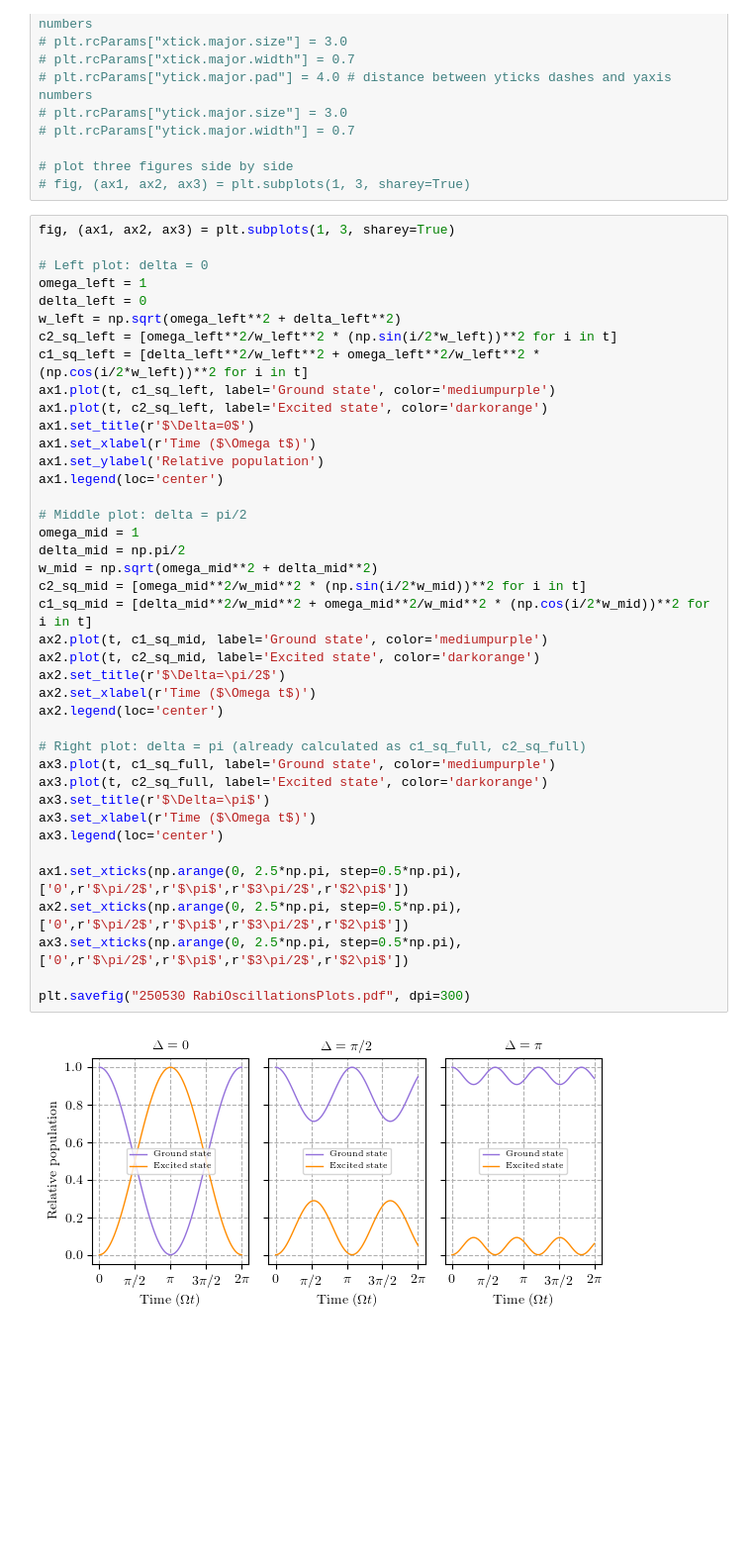
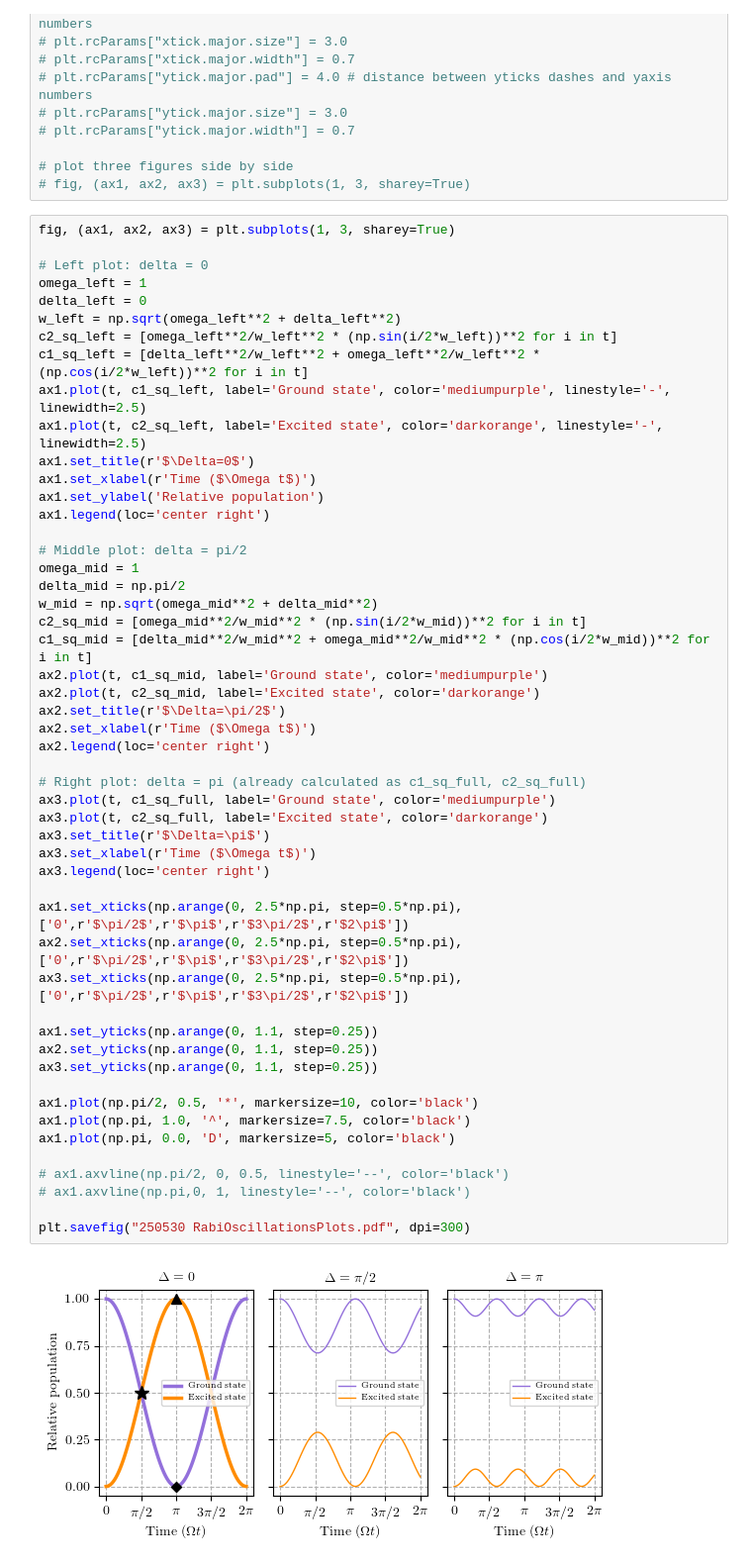
Before and after one commit to hsuchungchuan/Projects, a Jupyter notebook: 250530 Rabi Oscillations/250530 Rabi Oscillations.ipynb, the cells around one changed output. Shown at 99% size. Cells and saved outputs as stored; diff of their text form; blank space fills up the shorter version.

Commit message:
new plot styles

```diff
--- a/250530 Rabi Oscillations/250530 Rabi Oscillations.ipynb
+++ b/250530 Rabi Oscillations/250530 Rabi Oscillations.ipynb
@@ -194,36 +194,47 @@ delta_left = 0
 w_left = np.sqrt(omega_left**2 + delta_left**2)
 c2_sq_left = [omega_left**2/w_left**2 * (np.sin(i/2*w_left))**2 for i in t]
 c1_sq_left = [delta_left**2/w_left**2 + omega_left**2/w_left**2 * (np.cos(i/2*w_left))**2 for i in t]
-ax1.plot(t, c1_sq_left, label='Ground state', color='mediumpurple')
-ax1.plot(t, c2_sq_left, label='Excited state', color='darkorange')
+ax1.plot(t, c1_sq_left, label='Ground state', color='mediumpurple', linestyle='-', linewidth=2.5)
+ax1.plot(t, c2_sq_left, label='Excited state', color='darkorange', linestyle='-', linewidth=2.5)
 ax1.set_title(r'$\Delta=0$')
 ax1.set_xlabel(r'Time ($\Omega t$)')
 ax1.set_ylabel('Relative population')
-ax1.legend(loc='center')
+ax1.legend(loc='center right')
 
 # Middle plot: delta = pi/2
 omega_mid = 1
 delta_mid = np.pi/2
 w_mid = np.sqrt(omega_mid**2 + delta_mid**2)
 c2_sq_mid = [omega_mid**2/w_mid**2 * (np.sin(i/2*w_mid))**2 for i in t]
 c1_sq_mid = [delta_mid**2/w_mid**2 + omega_mid**2/w_mid**2 * (np.cos(i/2*w_mid))**2 for i in t]
 ax2.plot(t, c1_sq_mid, label='Ground state', color='mediumpurple')
 ax2.plot(t, c2_sq_mid, label='Excited state', color='darkorange')
 ax2.set_title(r'$\Delta=\pi/2$')
 ax2.set_xlabel(r'Time ($\Omega t$)')
-ax2.legend(loc='center')
+ax2.legend(loc='center right')
 
 # Right plot: delta = pi (already calculated as c1_sq_full, c2_sq_full)
 ax3.plot(t, c1_sq_full, label='Ground state', color='mediumpurple')
 ax3.plot(t, c2_sq_full, label='Excited state', color='darkorange')
 ax3.set_title(r'$\Delta=\pi$')
 ax3.set_xlabel(r'Time ($\Omega t$)')
-ax3.legend(loc='center')
+ax3.legend(loc='center right')
 
 ax1.set_xticks(np.arange(0, 2.5*np.pi, step=0.5*np.pi), ['0',r'$\pi/2$',r'$\pi$',r'$3\pi/2$',r'$2\pi$'])
 ax2.set_xticks(np.arange(0, 2.5*np.pi, step=0.5*np.pi), ['0',r'$\pi/2$',r'$\pi$',r'$3\pi/2$',r'$2\pi$'])
 ax3.set_xticks(np.arange(0, 2.5*np.pi, step=0.5*np.pi), ['0',r'$\pi/2$',r'$\pi$',r'$3\pi/2$',r'$2\pi$'])
 
+ax1.set_yticks(np.arange(0, 1.1, step=0.25))
+ax2.set_yticks(np.arange(0, 1.1, step=0.25))
+ax3.set_yticks(np.arange(0, 1.1, step=0.25))
+
+ax1.plot(np.pi/2, 0.5, '*', markersize=10, color='black')
+ax1.plot(np.pi, 1.0, '^', markersize=7.5, color='black')
+ax1.plot(np.pi, 0.0, 'D', markersize=5, color='black')
+
+# ax1.axvline(np.pi/2, 0, 0.5, linestyle='--', color='black')
+# ax1.axvline(np.pi,0, 1, linestyle='--', color='black')
+
 plt.savefig("250530 RabiOscillationsPlots.pdf", dpi=300)
 # %% [output]
-[figure, old version]
+[figure, new version]
```
Also changed, not shown: 2 other files.
